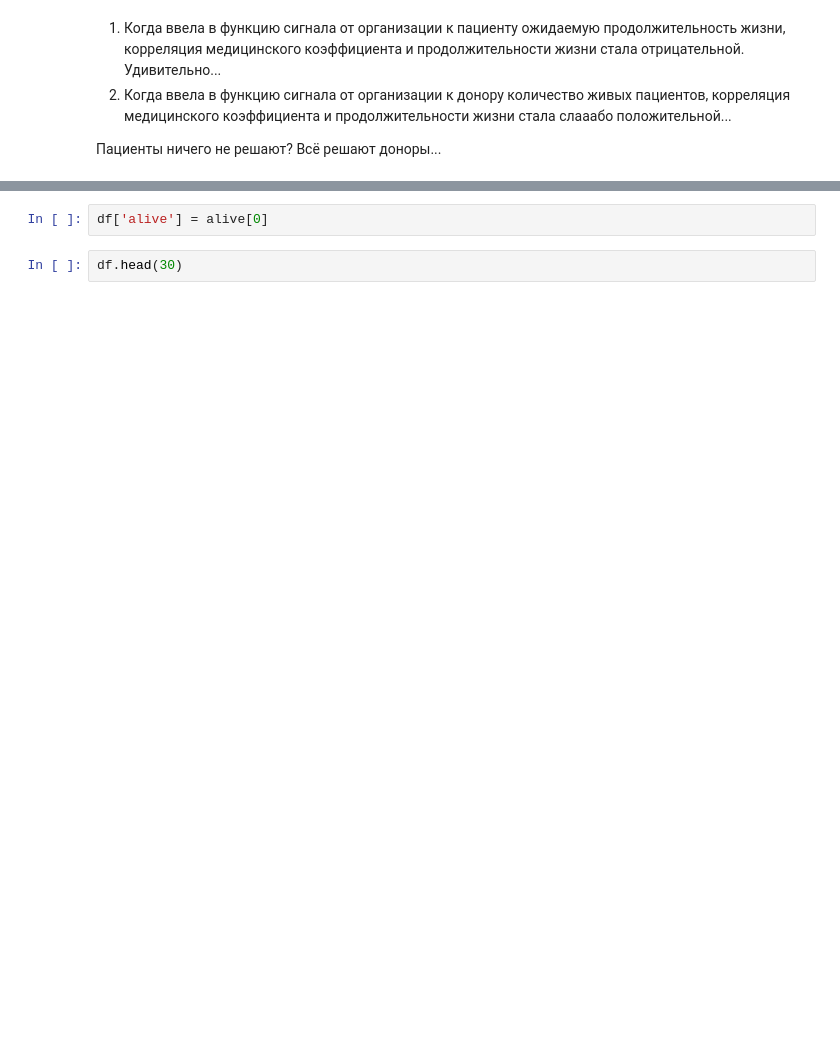
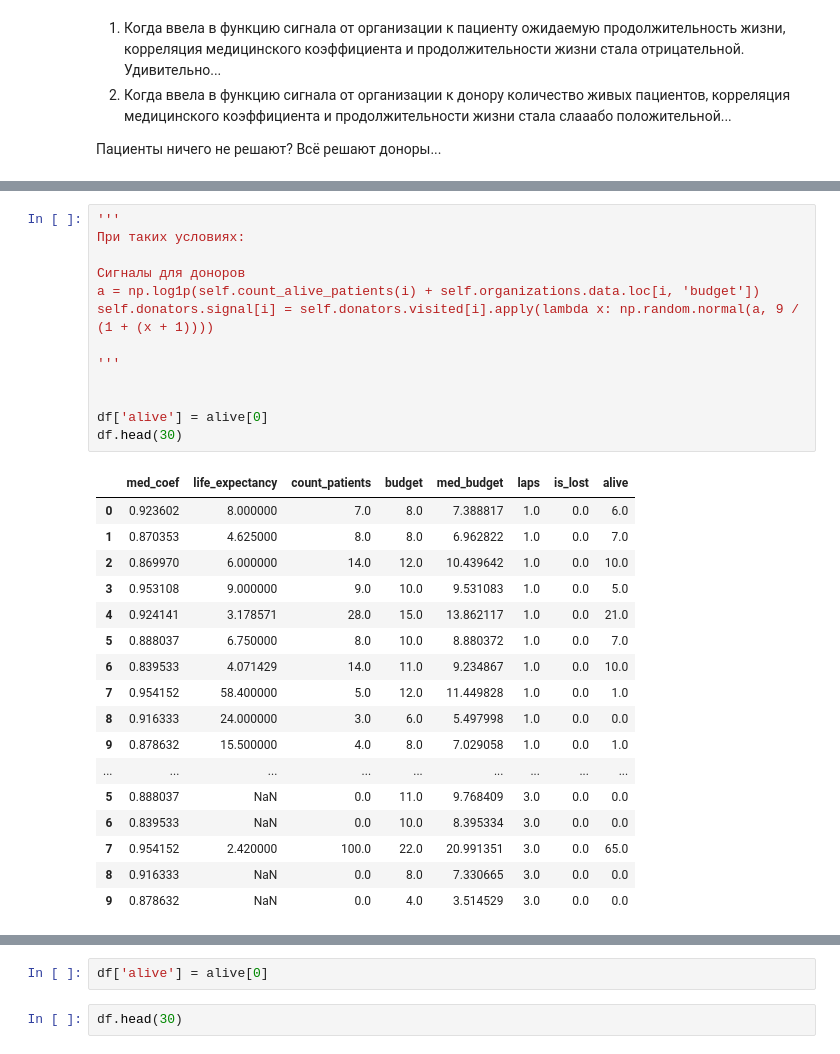
Before and after one commit to FrantsuazaPsychoIT/AgentModel, a Jupyter notebook: AgentModel2.ipynb, the cells around one changed output, grey strips where cells are left out. Saved outputs shown, nothing was run; the diff lists cells and outputs as text; blank space fills up the shorter version.

```diff
--- a/AgentModel2.ipynb
+++ b/AgentModel2.ipynb
@@ -463,2 +585,33 @@ True
+# %%
+'''
+При таких условиях:
+
+Сигналы для доноров
+a = np.log1p(self.count_alive_patients(i) + self.organizations.data.loc[i, 'budget'])
+self.donators.signal[i] = self.donators.visited[i].apply(lambda x: np.random.normal(a, 9 / (1 + (x + 1))))
+
+'''
+
+
+df['alive'] = alive[0]
+df.head(30)
+# %% [output]
+|  | med_coef | life_expectancy | count_patients | budget | med_budget | laps | is_lost | alive |
+| 0 | 0.923602 | 8.000000 | 7.0 | 8.0 | 7.388817 | 1.0 | 0.0 | 6.0 |
+| 1 | 0.870353 | 4.625000 | 8.0 | 8.0 | 6.962822 | 1.0 | 0.0 | 7.0 |
+| 2 | 0.869970 | 6.000000 | 14.0 | 12.0 | 10.439642 | 1.0 | 0.0 | 10.0 |
+| 3 | 0.953108 | 9.000000 | 9.0 | 10.0 | 9.531083 | 1.0 | 0.0 | 5.0 |
+| 4 | 0.924141 | 3.178571 | 28.0 | 15.0 | 13.862117 | 1.0 | 0.0 | 21.0 |
+| 5 | 0.888037 | 6.750000 | 8.0 | 10.0 | 8.880372 | 1.0 | 0.0 | 7.0 |
+| 6 | 0.839533 | 4.071429 | 14.0 | 11.0 | 9.234867 | 1.0 | 0.0 | 10.0 |
+| 7 | 0.954152 | 58.400000 | 5.0 | 12.0 | 11.449828 | 1.0 | 0.0 | 1.0 |
+| 8 | 0.916333 | 24.000000 | 3.0 | 6.0 | 5.497998 | 1.0 | 0.0 | 0.0 |
+| 9 | 0.878632 | 15.500000 | 4.0 | 8.0 | 7.029058 | 1.0 | 0.0 | 1.0 |
+| ... | ... | ... | ... | ... | ... | ... | ... | ... |
+| 5 | 0.888037 | NaN | 0.0 | 11.0 | 9.768409 | 3.0 | 0.0 | 0.0 |
+| 6 | 0.839533 | NaN | 0.0 | 10.0 | 8.395334 | 3.0 | 0.0 | 0.0 |
+| 7 | 0.954152 | 2.420000 | 100.0 | 22.0 | 20.991351 | 3.0 | 0.0 | 65.0 |
+| 8 | 0.916333 | NaN | 0.0 | 8.0 | 7.330665 | 3.0 | 0.0 | 0.0 |
+| 9 | 0.878632 | NaN | 0.0 | 4.0 | 3.514529 | 3.0 | 0.0 | 0.0 |
 # %%
 model = SimpleAgentModel(rational_status = True)
```
Also changed, not shown: parts of 12 cells of this notebook.
